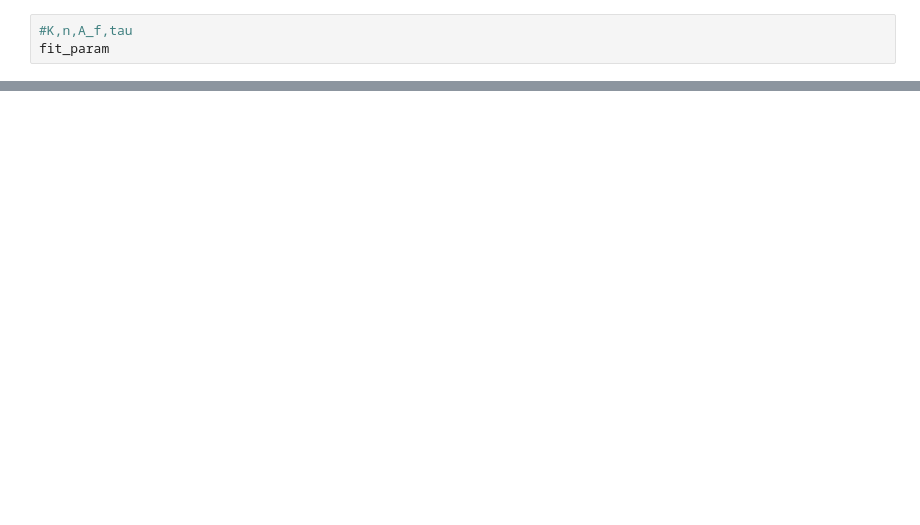
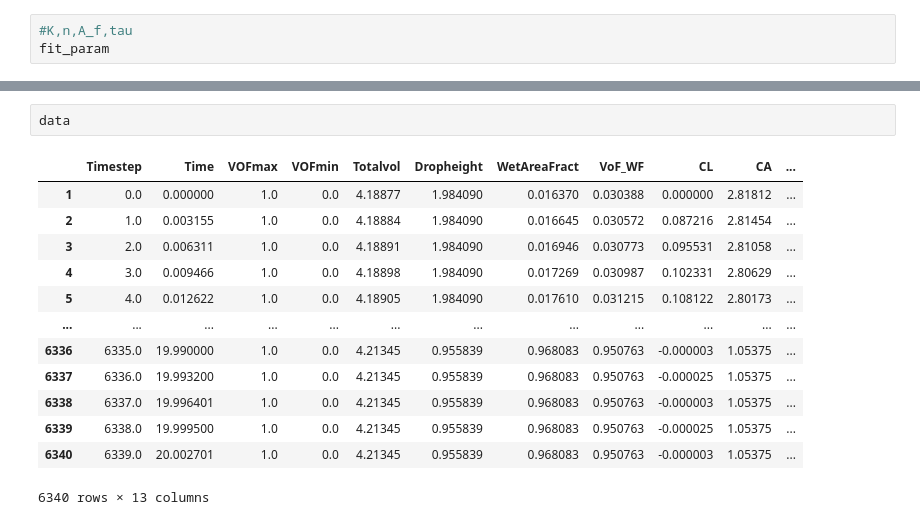
Before and after one commit to pmt58/Droplet_NGA2, a Jupyter notebook: data_analysis_current.ipynb, the cells around one changed output, grey strips where cells are left out. Saved outputs shown, nothing was run; the diff lists cells and outputs as text; blank space fills up the shorter version.

```diff
--- a/data_analysis_current.ipynb
+++ b/data_analysis_current.ipynb
@@ -62,0 +75,16 @@ plt.grid()
+# %%
+data
+# %% [output]
+|  | Timestep | Time | VOFmax | VOFmin | Totalvol | Dropheight | WetAreaFract | VoF_WF | CL | CA | ... |
+| 1 | 0.0 | 0.000000 | 1.0 | 0.0 | 4.18877 | 1.984090 | 0.016370 | 0.030388 | 0.000000 | 2.81812 | ... |
+| 2 | 1.0 | 0.003155 | 1.0 | 0.0 | 4.18884 | 1.984090 | 0.016645 | 0.030572 | 0.087216 | 2.81454 | ... |
+| 3 | 2.0 | 0.006311 | 1.0 | 0.0 | 4.18891 | 1.984090 | 0.016946 | 0.030773 | 0.095531 | 2.81058 | ... |
+| 4 | 3.0 | 0.009466 | 1.0 | 0.0 | 4.18898 | 1.984090 | 0.017269 | 0.030987 | 0.102331 | 2.80629 | ... |
+| 5 | 4.0 | 0.012622 | 1.0 | 0.0 | 4.18905 | 1.984090 | 0.017610 | 0.031215 | 0.108122 | 2.80173 | ... |
+| ... | ... | ... | ... | ... | ... | ... | ... | ... | ... | ... | ... |
+| 6336 | 6335.0 | 19.990000 | 1.0 | 0.0 | 4.21345 | 0.955839 | 0.968083 | 0.950763 | -0.000003 | 1.05375 | ... |
+| 6337 | 6336.0 | 19.993200 | 1.0 | 0.0 | 4.21345 | 0.955839 | 0.968083 | 0.950763 | -0.000025 | 1.05375 | ... |
+| 6338 | 6337.0 | 19.996401 | 1.0 | 0.0 | 4.21345 | 0.955839 | 0.968083 | 0.950763 | -0.000003 | 1.05375 | ... |
+| 6339 | 6338.0 | 19.999500 | 1.0 | 0.0 | 4.21345 | 0.955839 | 0.968083 | 0.950763 | -0.000025 | 1.05375 | ... |
+| 6340 | 6339.0 | 20.002701 | 1.0 | 0.0 | 4.21345 | 0.955839 | 0.968083 | 0.950763 | -0.000003 | 1.05375 | ... |
+6340 rows × 13 columns
```
Also changed, not shown: parts of 2 cells of this notebook, 3 other files.
